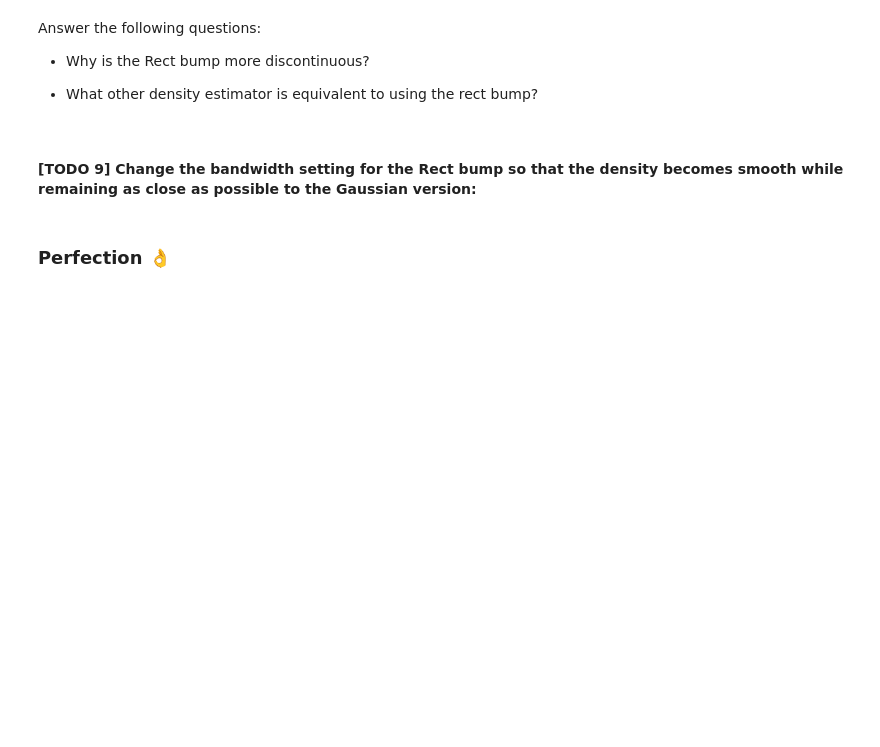
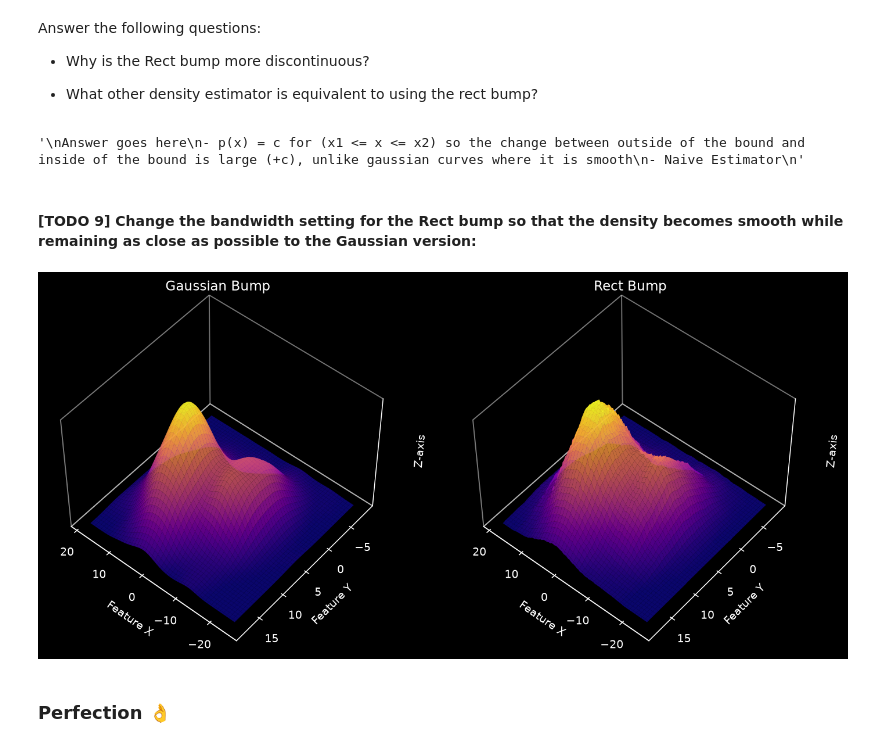
Before and after one commit to AFaseeh/pattern-recognition, a Jupyter notebook: kde-pca/KDEstimator.ipynb, the cells around one changed output. Cells and saved outputs as stored; diff of their text form; code cells hidden in the pictures; blank space fills up the shorter version.

```diff
--- a/kde-pca/KDEstimator.ipynb
+++ b/kde-pca/KDEstimator.ipynb
@@ -330,13 +352,23 @@ Answer goes here
+# %%
+'''
+Answer goes here
+- p(x) = c for (x1 <= x <= x2) so the change between outside of the bound and inside of the bound is large (+c), unlike gaussian curves where it is smooth
+- Naive Estimator
+'''
+# %% [output]
+'\nAnswer goes here\n- p(x) = c for (x1 <= x <= x2) so the change between outside of the bound and inside of the bound is large (+c), unlike gaussian curves where it is smooth\n- Naive Estimator\n'
 # %% [markdown]
 #### [TODO 9] Change the bandwidth setting for the Rect bump so that the density becomes smooth while remaining as close as possible to the Gaussian version:
 # %%
 kde1 = KDEstimator(bump='Gauss')
 kde1.fit(x_data)
 
-kde2 = KDEstimator(bump='Rect')
+kde2 = KDEstimator(bump='Rect', bandwidth=9.5)
 kde2.fit(x_data)
 
 plot_3d(x_data, densities=[kde1, kde2], titles=['Gaussian Bump', 'Rect Bump'])
+# %% [output]
+[figure, added]
 # %% [markdown]
 ### Perfection 👌
 # %% [markdown]
```
Also changed, not shown: parts of 12 cells of this notebook, 3 other files.
